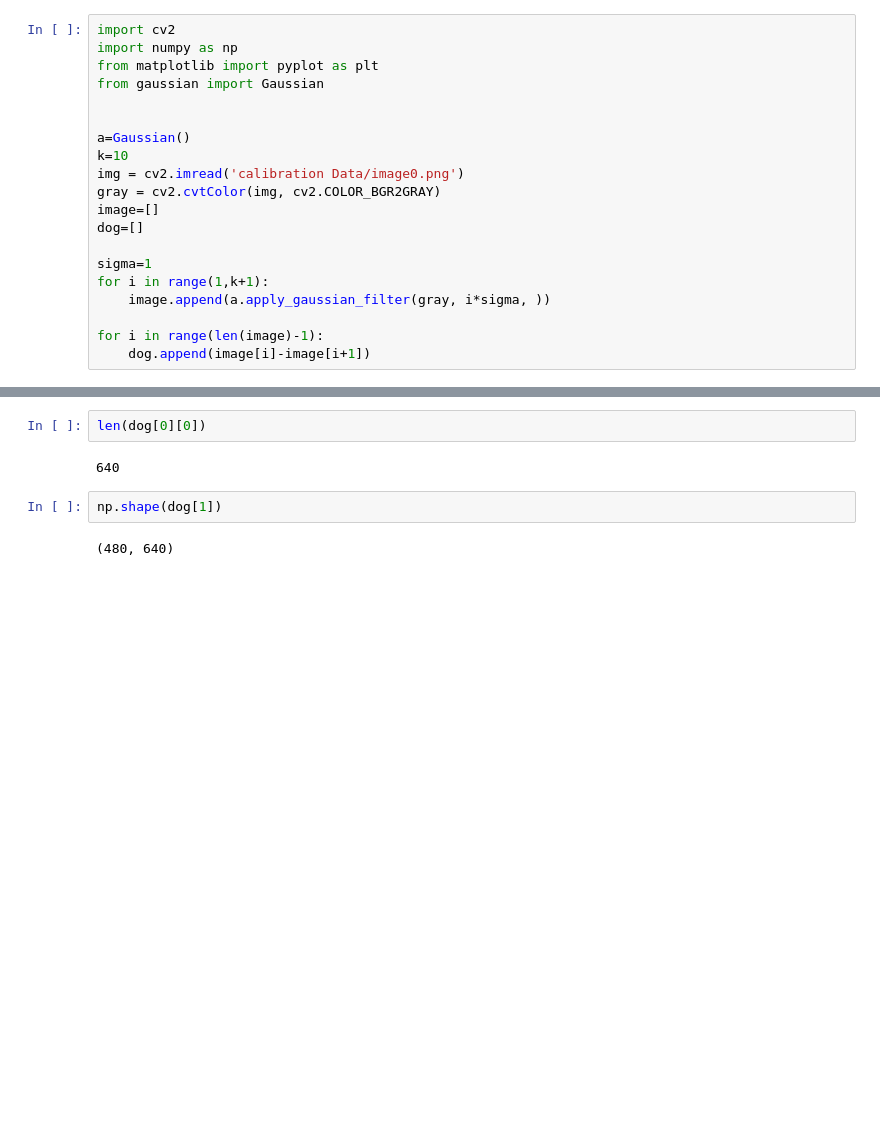
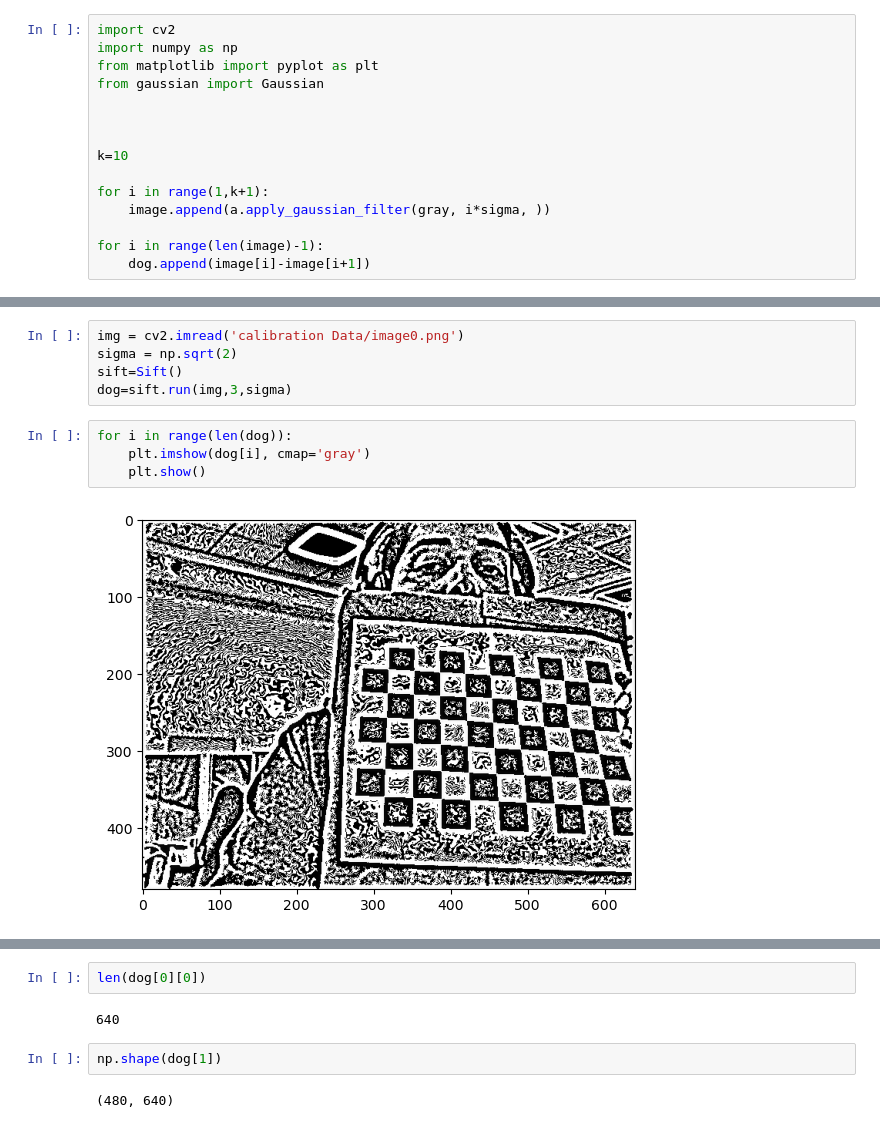
Before and after one commit to aslahmp/cv, a Jupyter notebook: sift.ipynb, the cells around one changed output, grey strips where cells are left out. Cells and saved outputs as stored; diff of their text form; blank space fills up the shorter version.

```diff
--- a/sift.ipynb
+++ b/sift.ipynb
@@ -5,14 +5,9 @@ from matplotlib import pyplot as plt
 from gaussian import Gaussian
 
 
-a=Gaussian()
+
 k=10
-img = cv2.imread('calibration Data/image0.png')
-gray = cv2.cvtColor(img, cv2.COLOR_BGR2GRAY)
-image=[]
-dog=[]
 
-sigma=1
 for i in range(1,k+1):
     image.append(a.apply_gaussian_filter(gray, i*sigma, ))
 
@@ -20,0 +65,11 @@ for i in range(len(image)-1):
+# %%
+img = cv2.imread('calibration Data/image0.png')
+sigma = np.sqrt(2)
+sift=Sift()
+dog=sift.run(img,3,sigma)
+# %%
+for i in range(len(dog)):
+    plt.imshow(dog[i], cmap='gray')
+    plt.show()
+# %% [output]
+[figure, added]
```
Also changed, not shown: parts of 5 cells of this notebook, 2 other files.
